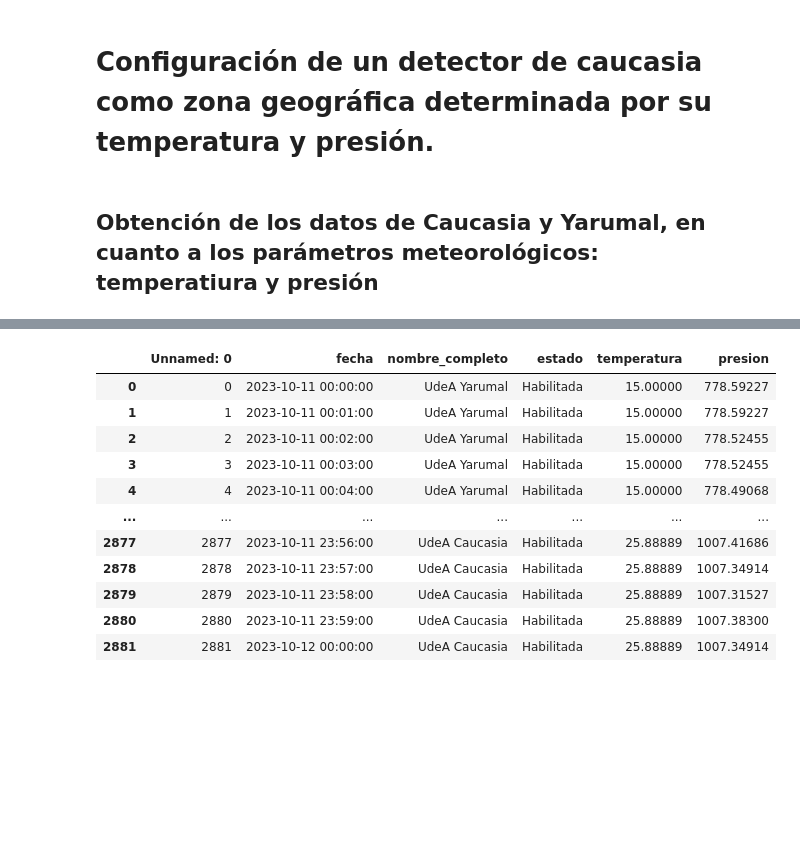
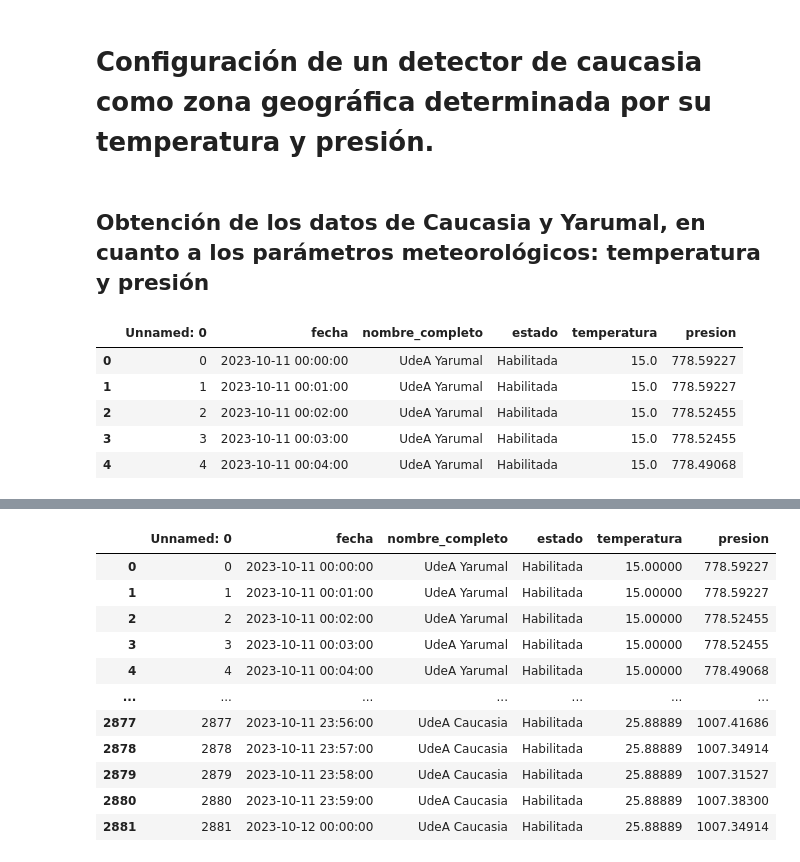
Before and after one commit to marco-canas/arima, a Jupyter notebook: machine_learning/1_time_series/10_seminario_octubre_18/10_seminario_ml_sat_dengue_oct_18.ipynb, the cells around one changed output, grey strips where cells are left out. Saved outputs shown, nothing was run; the diff lists cells and outputs as text; code cells hidden in the pictures; blank space fills up the shorter version.

```diff
--- a/machine_learning/1_time_series/10_seminario_octubre_18/10_seminario_ml_sat_dengue_oct_18.ipynb
+++ b/machine_learning/1_time_series/10_seminario_octubre_18/10_seminario_ml_sat_dengue_oct_18.ipynb
@@ -769,8 +784,17 @@ Estos casos se denominan vectores de soporte (están rodeados por un círculo en
 # %% [markdown]
 # Configuración de un detector de caucasia como zona geográfica determinada por su temperatura y presión.
 # %% [markdown]
-## Obtención de los datos de Caucasia y Yarumal, en cuanto a los parámetros meteorológicos: temperatiura y presión
+## Obtención de los datos de Caucasia y Yarumal, en cuanto a los parámetros meteorológicos: temperatura y presión
 # %%
 import pandas as pd
 
 datos_cy = pd.read_csv('caucasia_yarumal_temperatura_presion.csv')
+# %%
+datos_cy.head()
+# %% [output]
+|  | Unnamed: 0 | fecha | nombre_completo | estado | temperatura | presion |
+| 0 | 0 | 2023-10-11 00:00:00 | UdeA Yarumal | Habilitada | 15.0 | 778.59227 |
+| 1 | 1 | 2023-10-11 00:01:00 | UdeA Yarumal | Habilitada | 15.0 | 778.59227 |
+| 2 | 2 | 2023-10-11 00:02:00 | UdeA Yarumal | Habilitada | 15.0 | 778.52455 |
+| 3 | 3 | 2023-10-11 00:03:00 | UdeA Yarumal | Habilitada | 15.0 | 778.52455 |
+| 4 | 4 | 2023-10-11 00:04:00 | UdeA Yarumal | Habilitada | 15.0 | 778.49068 |
```
Also changed, not shown: parts of 11 cells of this notebook, 3 other files.
